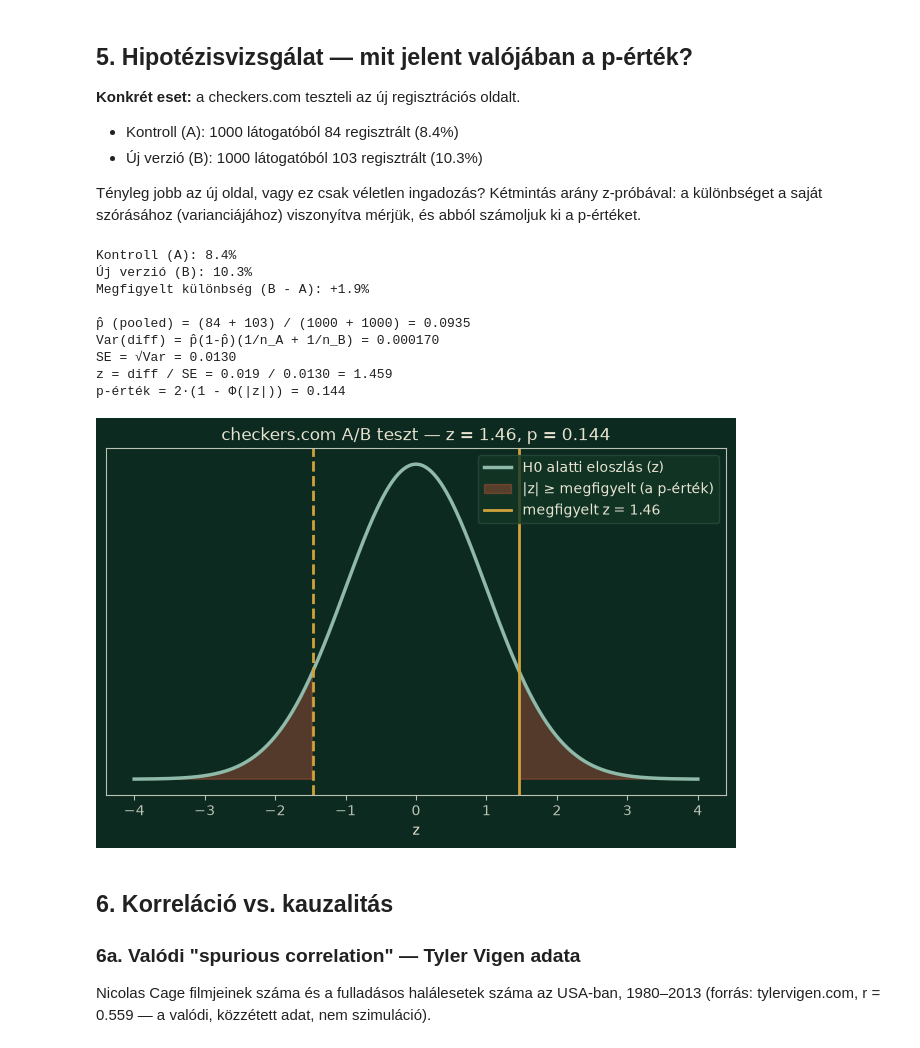
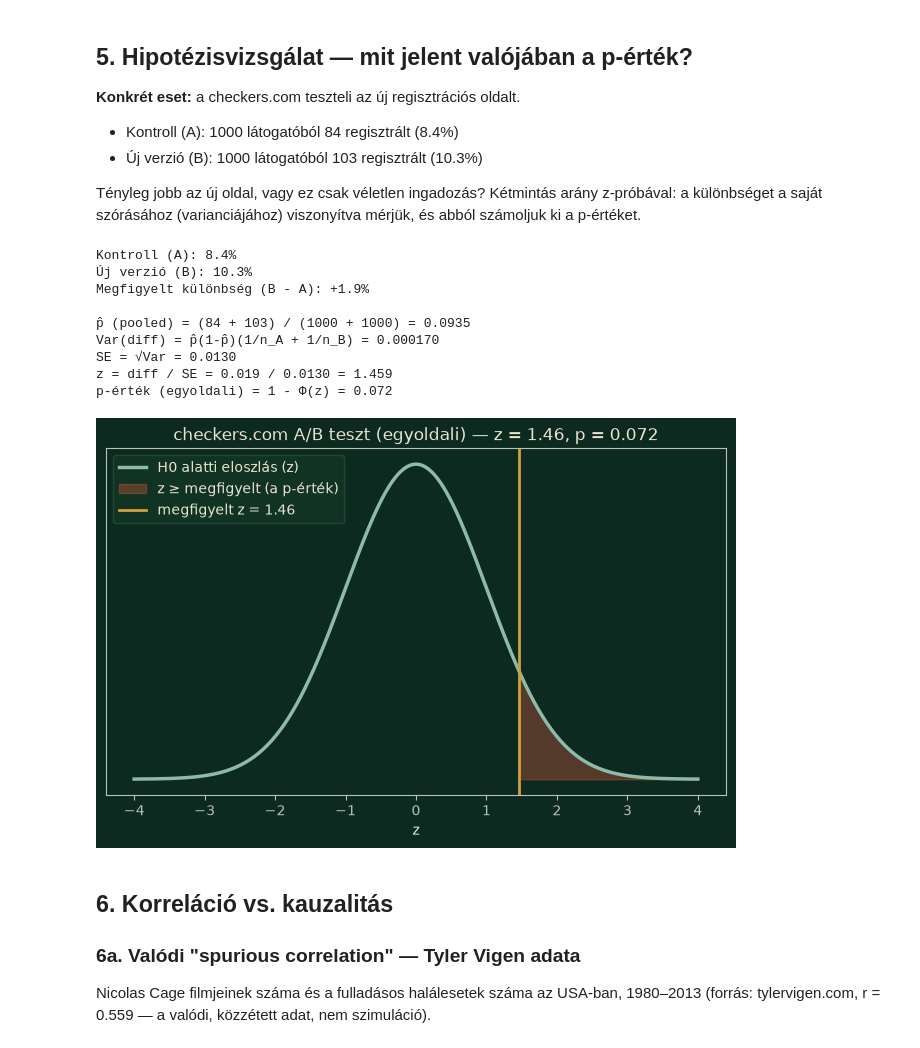
Before and after one commit to karpatika92/nasz_data_science_course, a Jupyter notebook: lessons/01-statisztikai-alapok/demo.ipynb, the cells around one changed output. Saved outputs shown, nothing was run; the diff lists cells and outputs as text; code cells hidden in the pictures.

```diff
--- a/lessons/01-statisztikai-alapok/demo.ipynb
+++ b/lessons/01-statisztikai-alapok/demo.ipynb
@@ -176,40 +176,41 @@ print(f"Megfigyelt különbség (B - A): {observed_diff:+.1%}")
 # ezt használjuk a különbség varianciájának becsléséhez
 p_pool = (conversions_a + conversions_b) / (n_a + n_b)
 variance = p_pool * (1 - p_pool) * (1 / n_a + 1 / n_b)
 se = np.sqrt(variance)
 
 z_score = observed_diff / se
-p_value = 2 * (1 - norm.cdf(abs(z_score)))
+# EGYOLDALI teszt: a kérdés "jobb-e B", nem "különbözik-e B" -- csak a jobb
+# irányban extrémebb eredmények számítanak a p-értékbe
+p_value = 1 - norm.cdf(z_score)
 
 print(f"\np̂ (pooled) = ({conversions_a} + {conversions_b}) / ({n_a} + {n_b}) = {p_pool:.4f}")
 print(f"Var(diff) = p̂(1-p̂)(1/n_A + 1/n_B) = {variance:.6f}")
 print(f"SE = √Var = {se:.4f}")
 print(f"z = diff / SE = {observed_diff:.3f} / {se:.4f} = {z_score:.3f}")
-print(f"p-érték = 2·(1 - Φ(|z|)) = {p_value:.3f}")
+print(f"p-érték (egyoldali) = 1 - Φ(z) = {p_value:.3f}")
 
 x = np.linspace(-4, 4, 400)
 fig, ax = plt.subplots(figsize=(8, 4.5))
 ax.plot(x, norm.pdf(x), color="#8fb9a8", linewidth=2.5, label="H0 alatti eloszlás (z)")
-ax.fill_between(x, norm.pdf(x), where=(np.abs(x) >= abs(z_score)), color="#c1543a", alpha=0.4, label="|z| ≥ megfigyelt (a p-érték)")
+ax.fill_between(x, norm.pdf(x), where=(x >= z_score), color="#c1543a", alpha=0.4, label="z ≥ megfigyelt (a p-érték)")
 ax.axvline(z_score, color="#d1a13a", linewidth=2, label=f"megfigyelt z = {z_score:.2f}")
-ax.axvline(-z_score, color="#d1a13a", linewidth=2, linestyle="--")
 ax.set_yticks([])
 ax.set_xlabel("z")
-ax.set_title(f"checkers.com A/B teszt — z = {z_score:.2f}, p = {p_value:.3f}")
+ax.set_title(f"checkers.com A/B teszt (egyoldali) — z = {z_score:.2f}, p = {p_value:.3f}")
 ax.legend()
 plt.savefig("assets/checkers_ab_test.png", dpi=150, bbox_inches="tight")
 plt.show()
 # %% [output]
 Kontroll (A): 8.4%
 Új verzió (B): 10.3%
 Megfigyelt különbség (B - A): +1.9%
 
 p̂ (pooled) = (84 + 103) / (1000 + 1000) = 0.0935
 Var(diff) = p̂(1-p̂)(1/n_A + 1/n_B) = 0.000170
 SE = √Var = 0.0130
 z = diff / SE = 0.019 / 0.0130 = 1.459
-p-érték = 2·(1 - Φ(|z|)) = 0.144
+p-érték (egyoldali) = 1 - Φ(z) = 0.072
-[figure, old version]
+[figure, new version]
 # %% [markdown]
 ## 6. Korreláció vs. kauzalitás
 
```
Also changed, not shown: 4 other files.
